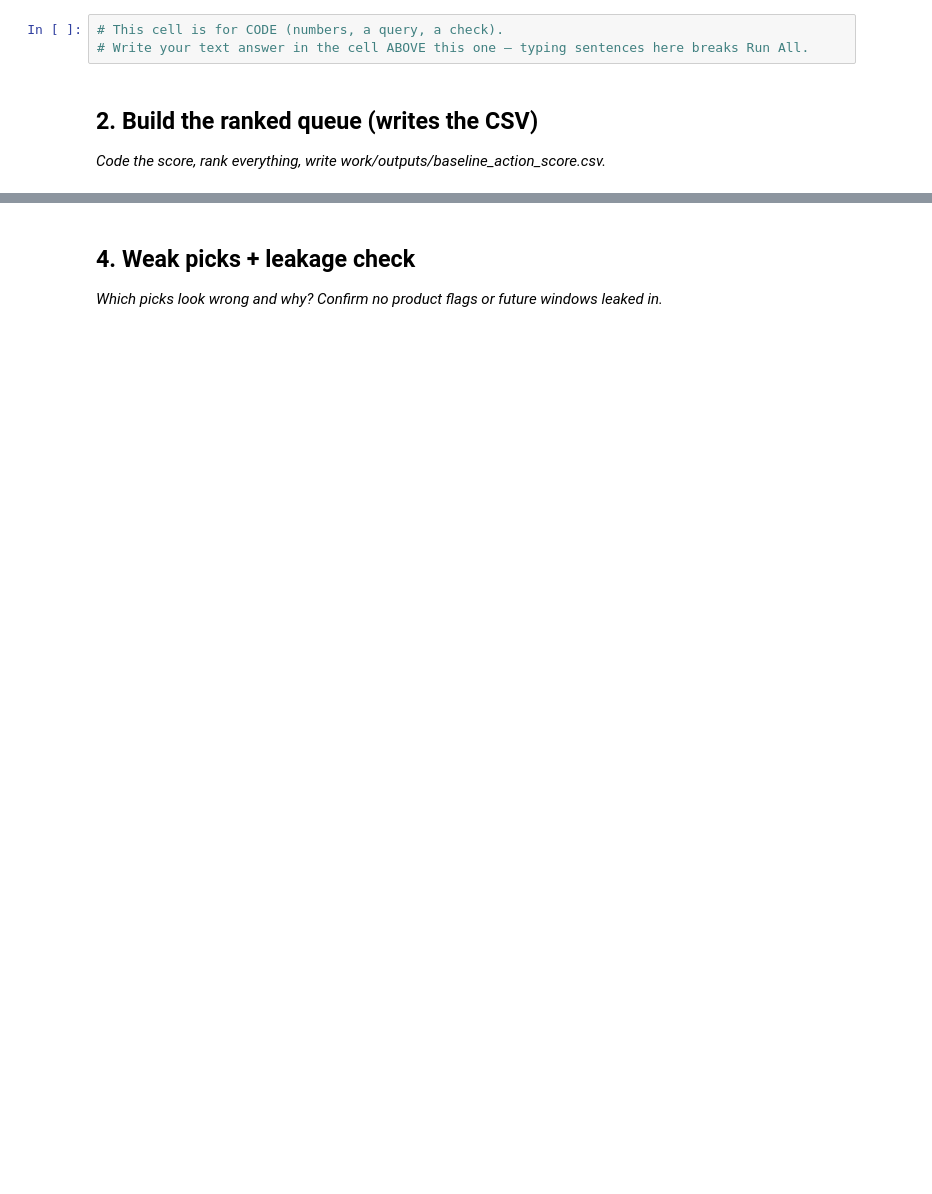
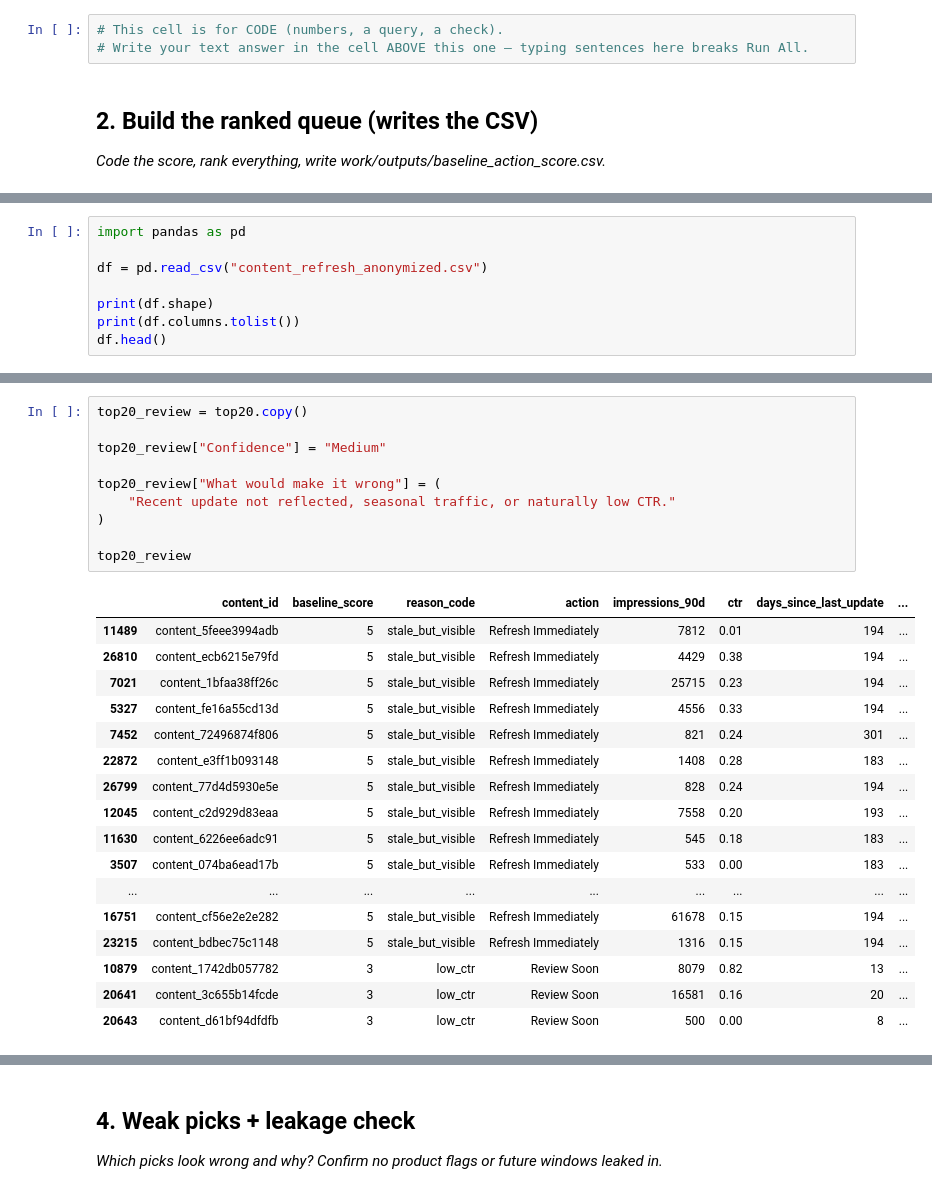
Before and after one commit to Samia2310/flyrank-assignment1-week1, a Jupyter notebook: work/notebooks/w04_baseline_score.ipynb, the cells around one changed output, grey strips where cells are left out. Saved outputs shown, nothing was run; the diff lists cells and outputs as text; blank space fills up the shorter version.

```diff
--- a/work/notebooks/w04_baseline_score.ipynb
+++ b/work/notebooks/w04_baseline_score.ipynb
@@ -29,0 +31,8 @@ This skeleton is yours to fill. Work the sections **in order** — each one has
+# %%
+import pandas as pd
+
+df = pd.read_csv("content_refresh_anonymized.csv")
+
+print(df.shape)
+print(df.columns.tolist())
+df.head()
@@ -29,0 +153,28 @@ This skeleton is yours to fill. Work the sections **in order** — each one has
+# %%
+top20_review = top20.copy()
+
+top20_review["Confidence"] = "Medium"
+
+top20_review["What would make it wrong"] = (
+    "Recent update not reflected, seasonal traffic, or naturally low CTR."
+)
+
+top20_review
+# %% [output]
+|  | content_id | baseline_score | reason_code | action | impressions_90d | ctr | days_since_last_update | ... |
+| 11489 | content_5feee3994adb | 5 | stale_but_visible | Refresh Immediately | 7812 | 0.01 | 194 | ... |
+| 26810 | content_ecb6215e79fd | 5 | stale_but_visible | Refresh Immediately | 4429 | 0.38 | 194 | ... |
+| 7021 | content_1bfaa38ff26c | 5 | stale_but_visible | Refresh Immediately | 25715 | 0.23 | 194 | ... |
+| 5327 | content_fe16a55cd13d | 5 | stale_but_visible | Refresh Immediately | 4556 | 0.33 | 194 | ... |
+| 7452 | content_72496874f806 | 5 | stale_but_visible | Refresh Immediately | 821 | 0.24 | 301 | ... |
+| 22872 | content_e3ff1b093148 | 5 | stale_but_visible | Refresh Immediately | 1408 | 0.28 | 183 | ... |
+| 26799 | content_77d4d5930e5e | 5 | stale_but_visible | Refresh Immediately | 828 | 0.24 | 194 | ... |
+| 12045 | content_c2d929d83eaa | 5 | stale_but_visible | Refresh Immediately | 7558 | 0.20 | 193 | ... |
+| 11630 | content_6226ee6adc91 | 5 | stale_but_visible | Refresh Immediately | 545 | 0.18 | 183 | ... |
+| 3507 | content_074ba6ead17b | 5 | stale_but_visible | Refresh Immediately | 533 | 0.00 | 183 | ... |
+| ... | ... | ... | ... | ... | ... | ... | ... | ... |
+| 16751 | content_cf56e2e2e282 | 5 | stale_but_visible | Refresh Immediately | 61678 | 0.15 | 194 | ... |
+| 23215 | content_bdbec75c1148 | 5 | stale_but_visible | Refresh Immediately | 1316 | 0.15 | 194 | ... |
+| 10879 | content_1742db057782 | 3 | low_ctr | Review Soon | 8079 | 0.82 | 13 | ... |
+| 20641 | content_3c655b14fcde | 3 | low_ctr | Review Soon | 16581 | 0.16 | 20 | ... |
+| 20643 | content_d61bf94dfdfb | 3 | low_ctr | Review Soon | 500 | 0.00 | 8 | ... |
```
Also changed, not shown: parts of 12 cells of this notebook.
